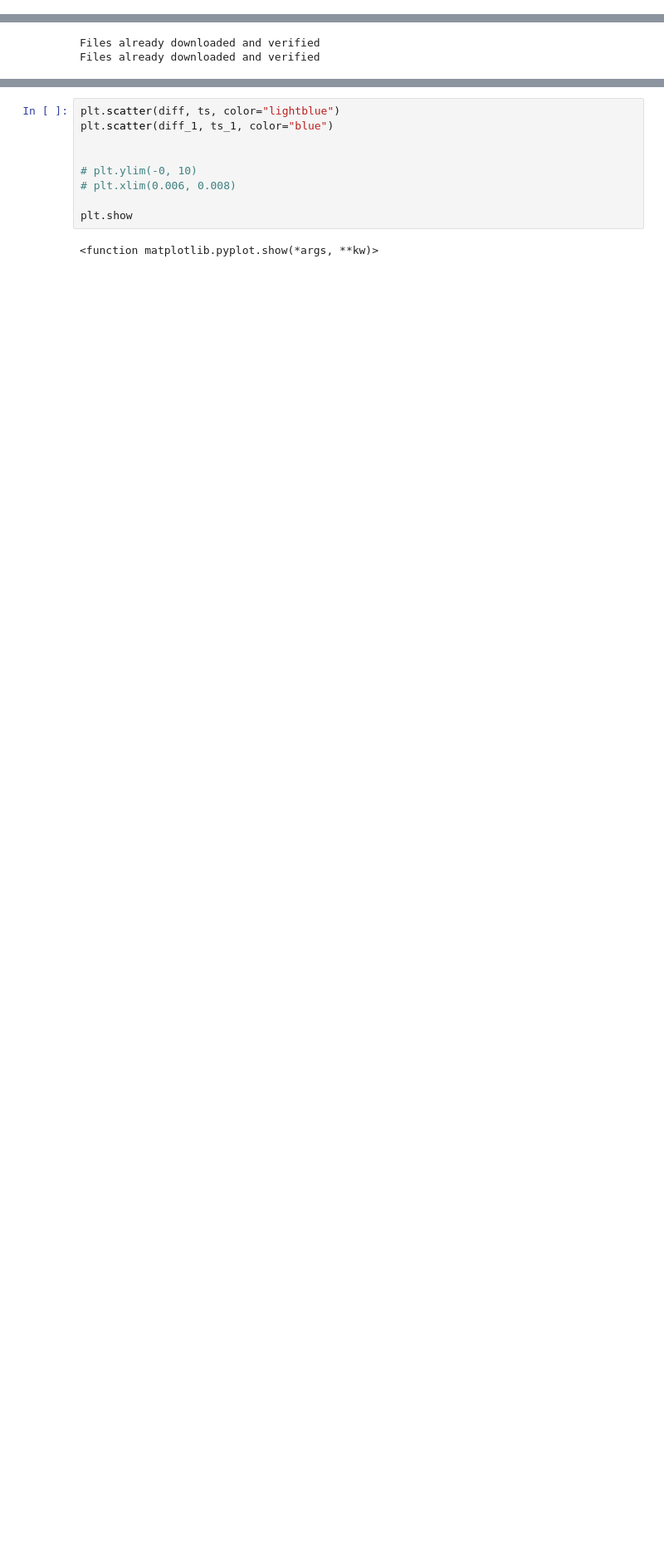
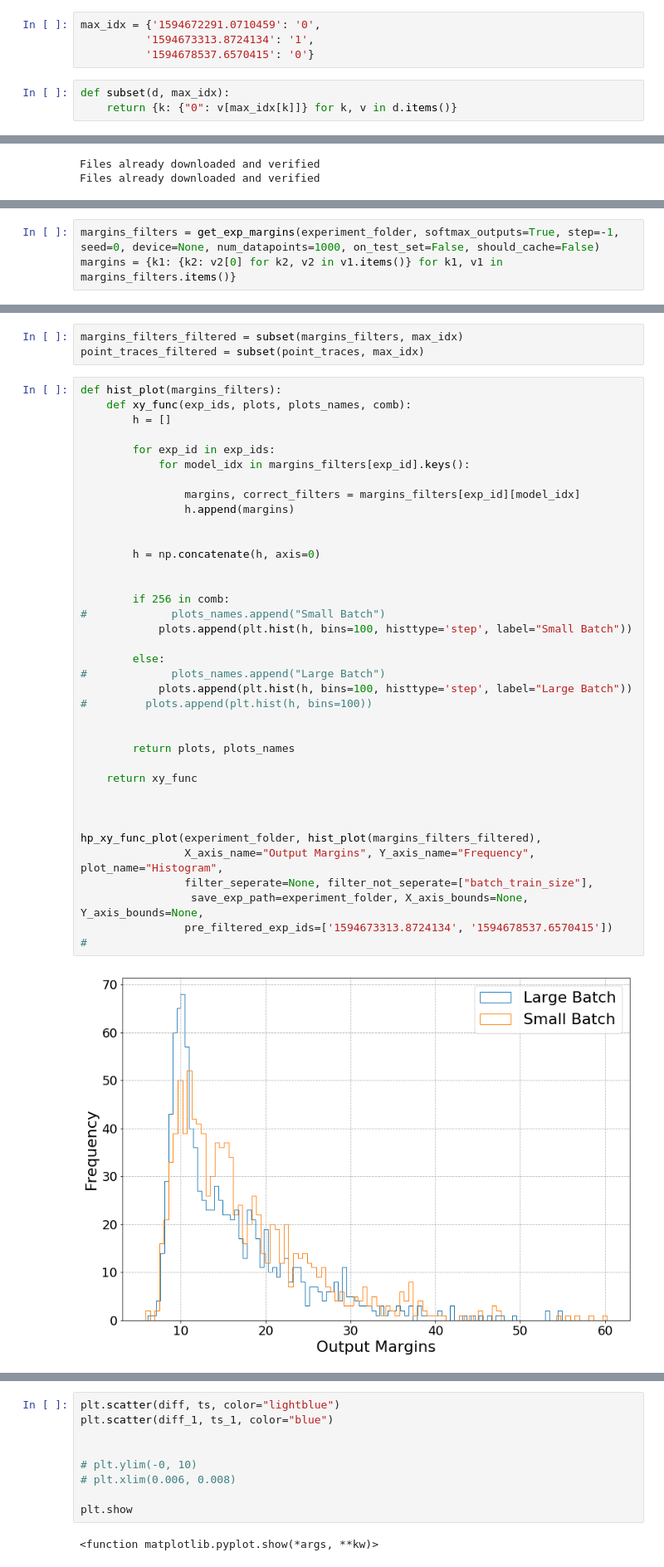
Before and after one commit to daniellengyel/nn_generalizability, a Jupyter notebook: MarginTrace.ipynb, the cells around one changed output, grey strips where cells are left out. Shown at 83% size. Cells and saved outputs as stored; diff of their text form; blank space fills up the shorter version.

```diff
--- a/MarginTrace.ipynb
+++ b/MarginTrace.ipynb
@@ -59,0 +76,7 @@ Getting eig.
+# %%
+max_idx = {'1594672291.0710459': '0',
+          '1594673313.8724134': '1',
+          '1594678537.6570415': '0'}
+# %%
+def subset(d, max_idx):
+    return {k: {"0": v[max_idx[k]]} for k, v in d.items()}
@@ -189,0 +236,3 @@ diff_1 = get_margins_to_correct(net, data, softmax_margin=False)
+# %%
+margins_filters = get_exp_margins(experiment_folder, softmax_outputs=True, step=-1, seed=0, device=None, num_datapoints=1000, on_test_set=False, should_cache=False)
+margins = {k1: {k2: v2[0] for k2, v2 in v1.items()} for k1, v1 in margins_filters.items()}
@@ -189,0 +242,42 @@ diff_1 = get_margins_to_correct(net, data, softmax_margin=False)
+# %%
+margins_filters_filtered = subset(margins_filters, max_idx)
+point_traces_filtered = subset(point_traces, max_idx)
+# %%
+def hist_plot(margins_filters):
+    def xy_func(exp_ids, plots, plots_names, comb):
+        h = []
+
+        for exp_id in exp_ids:
+            for model_idx in margins_filters[exp_id].keys():
+
+                margins, correct_filters = margins_filters[exp_id][model_idx]
+                h.append(margins)
+
+
+        h = np.concatenate(h, axis=0)
+
+
+        if 256 in comb:
+#             plots_names.append("Small Batch")
+            plots.append(plt.hist(h, bins=100, histtype='step', label="Small Batch"))
+
+        else:
+#             plots_names.append("Large Batch")
+            plots.append(plt.hist(h, bins=100, histtype='step', label="Large Batch"))
+#         plots.append(plt.hist(h, bins=100))
+
+
+        return plots, plots_names
+
+    return xy_func
+
+
+
+hp_xy_func_plot(experiment_folder, hist_plot(margins_filters_filtered),
+                X_axis_name="Output Margins", Y_axis_name="Frequency", plot_name="Histogram",
+                filter_seperate=None, filter_not_seperate=["batch_train_size"],
+                 save_exp_path=experiment_folder, X_axis_bounds=None, Y_axis_bounds=None,
+                pre_filtered_exp_ids=['1594673313.8724134', '1594678537.6570415'])
+#
+# %% [output]
+[figure, added]
```
Also changed, not shown: parts of 25 cells of this notebook, 10 other files.
